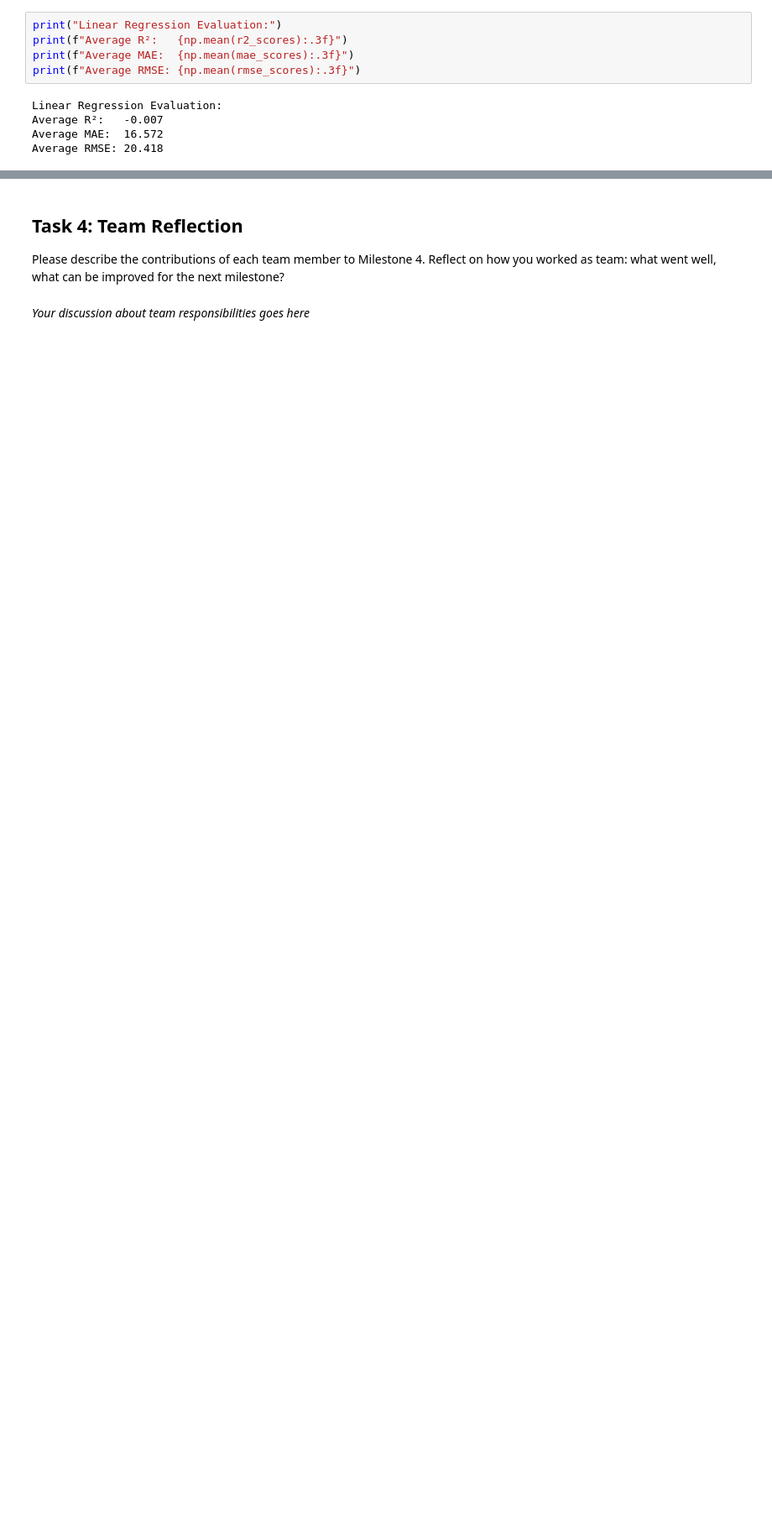
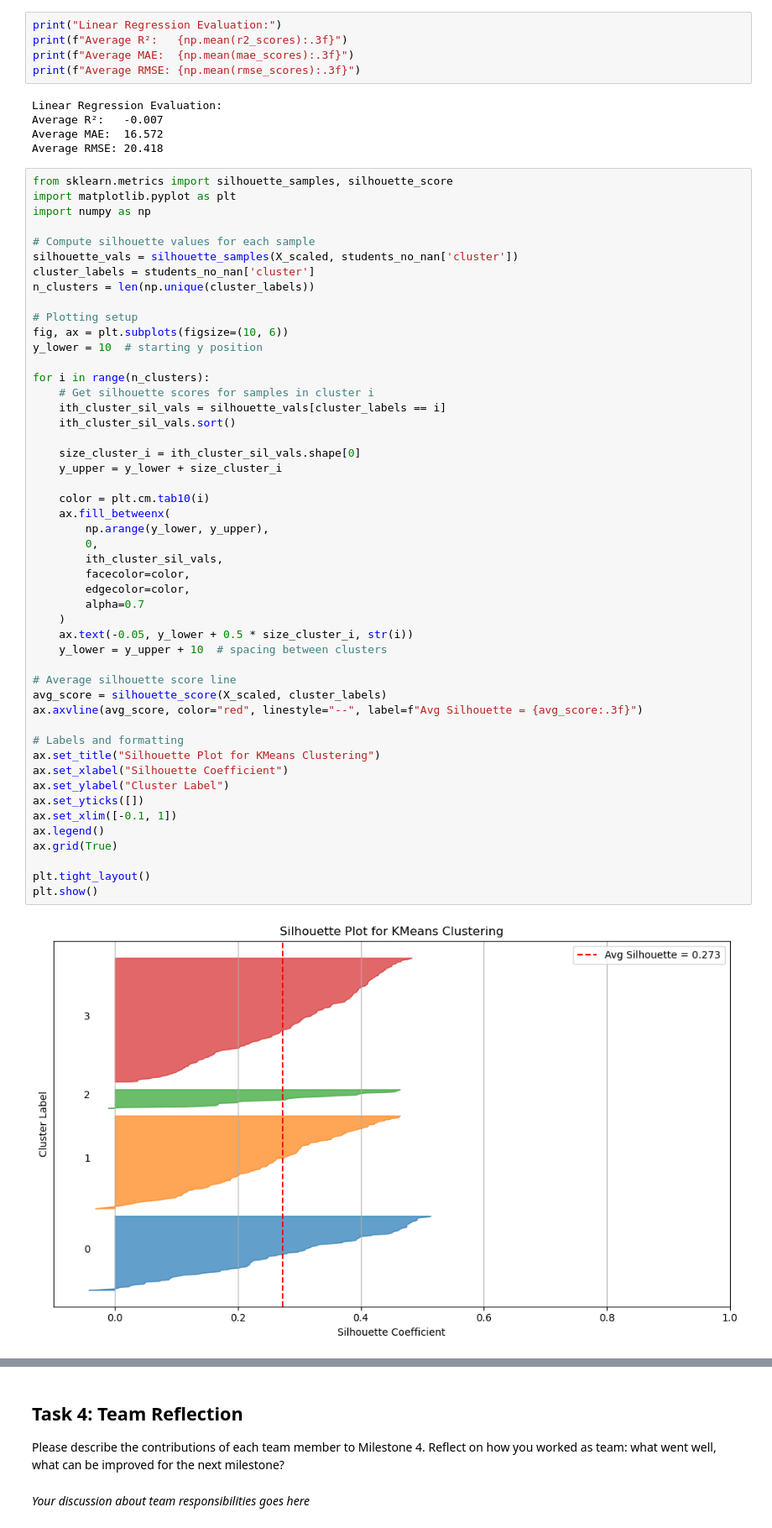
Before and after one commit to malenraychev/BigMMMBehaviour, a Jupyter notebook: m4_team-name.ipynb, the cells around one changed output, grey strips where cells are left out. Shown at 84% size. Cells and saved outputs as stored; diff of their text form; blank space fills up the shorter version.

```diff
--- a/m4_team-name.ipynb
+++ b/m4_team-name.ipynb
@@ -821,3 +822,54 @@ Linear Regression Evaluation:
 Average R²:   -0.007
 Average MAE:  16.572
 Average RMSE: 20.418
+# %%
+from sklearn.metrics import silhouette_samples, silhouette_score
+import matplotlib.pyplot as plt
+import numpy as np
+
+# Compute silhouette values for each sample
+silhouette_vals = silhouette_samples(X_scaled, students_no_nan['cluster'])
+cluster_labels = students_no_nan['cluster']
+n_clusters = len(np.unique(cluster_labels))
+
+# Plotting setup
+fig, ax = plt.subplots(figsize=(10, 6))
+y_lower = 10  # starting y position
+
+for i in range(n_clusters):
+    # Get silhouette scores for samples in cluster i
+    ith_cluster_sil_vals = silhouette_vals[cluster_labels == i]
+    ith_cluster_sil_vals.sort()
+
+    size_cluster_i = ith_cluster_sil_vals.shape[0]
+    y_upper = y_lower + size_cluster_i
+
+    color = plt.cm.tab10(i)
+    ax.fill_betweenx(
+        np.arange(y_lower, y_upper),
+        0,
+        ith_cluster_sil_vals,
+        facecolor=color,
+        edgecolor=color,
+        alpha=0.7
+    )
+    ax.text(-0.05, y_lower + 0.5 * size_cluster_i, str(i))
+    y_lower = y_upper + 10  # spacing between clusters
+
+# Average silhouette score line
+avg_score = silhouette_score(X_scaled, cluster_labels)
+ax.axvline(avg_score, color="red", linestyle="--", label=f"Avg Silhouette = {avg_score:.3f}")
+
+# Labels and formatting
+ax.set_title("Silhouette Plot for KMeans Clustering")
+ax.set_xlabel("Silhouette Coefficient")
+ax.set_ylabel("Cluster Label")
+ax.set_yticks([])
+ax.set_xlim([-0.1, 1])
+ax.legend()
+ax.grid(True)
+
+plt.tight_layout()
+plt.show()
+# %% [output]
+[figure, added]
```
Also changed, not shown: parts of 4 cells of this notebook.
